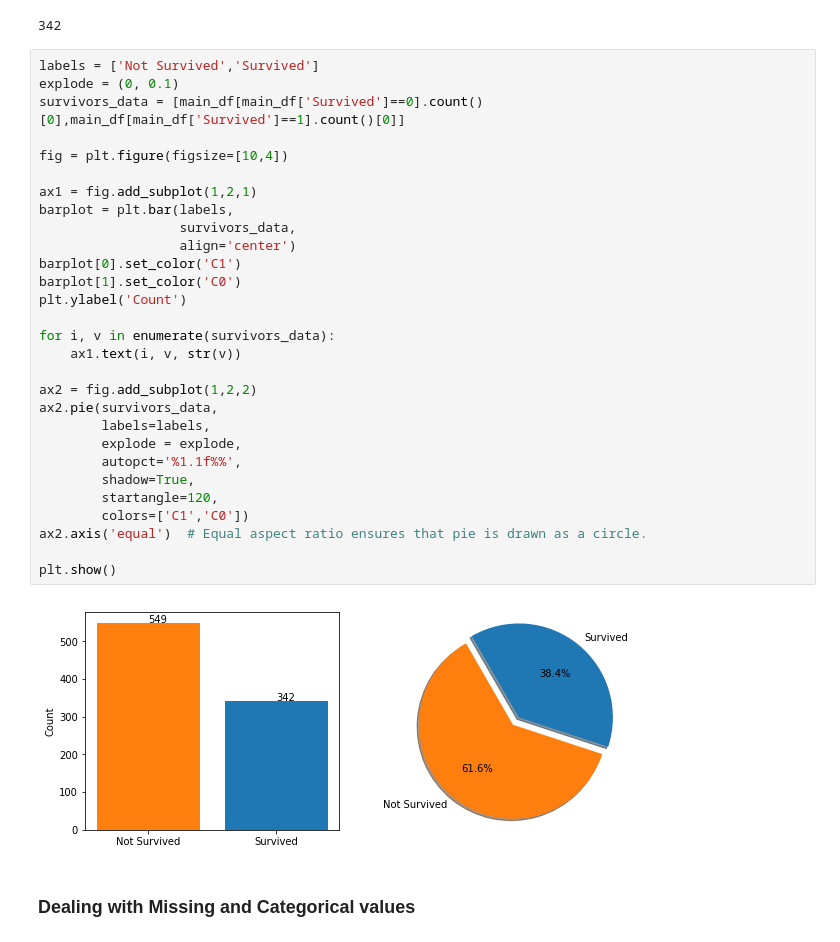
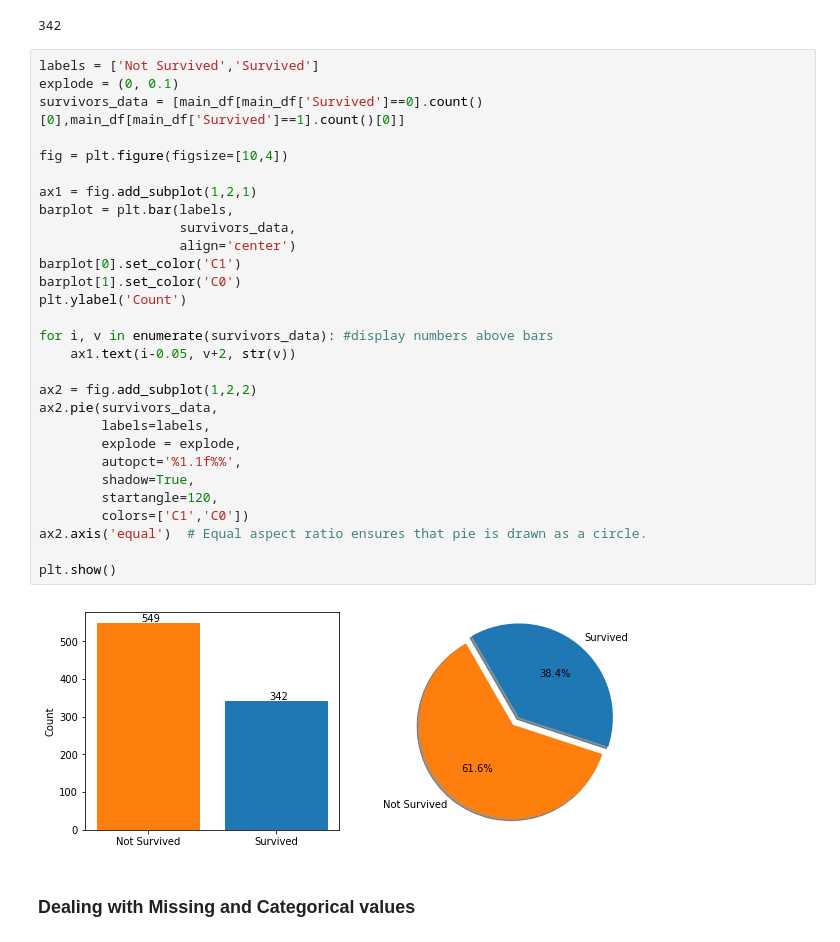
Before and after one commit to viniciusov/titanic-survivors, a Jupyter notebook: titanic_clean.ipynb, the cells around one changed output. Cells and saved outputs as stored; diff of their text form.

```diff
--- a/titanic_clean.ipynb
+++ b/titanic_clean.ipynb
@@ -127,34 +127,34 @@ int(main_df[main_df['Survived']==1].count()[0])
 # %%
 labels = ['Not Survived','Survived']
 explode = (0, 0.1)
 survivors_data = [main_df[main_df['Survived']==0].count()[0],main_df[main_df['Survived']==1].count()[0]]
 
 fig = plt.figure(figsize=[10,4])
 
 ax1 = fig.add_subplot(1,2,1)
 barplot = plt.bar(labels,
                   survivors_data,
                   align='center')
 barplot[0].set_color('C1')
 barplot[1].set_color('C0')
 plt.ylabel('Count')
 
-for i, v in enumerate(survivors_data):
-    ax1.text(i, v, str(v))
+for i, v in enumerate(survivors_data): #display numbers above bars
+    ax1.text(i-0.05, v+2, str(v))
 
 ax2 = fig.add_subplot(1,2,2)
 ax2.pie(survivors_data,
         labels=labels,
         explode = explode,
         autopct='%1.1f%%',
         shadow=True,
         startangle=120,
         colors=['C1','C0'])
 ax2.axis('equal')  # Equal aspect ratio ensures that pie is drawn as a circle.
 
 plt.show()
 # %% [output]
-[figure, old version]
+[figure, new version]
 # %% [markdown]
 ### Dealing with Missing and Categorical values
 # %%
```
Also changed, not shown: parts of 14 cells of this notebook, 1 other file.
